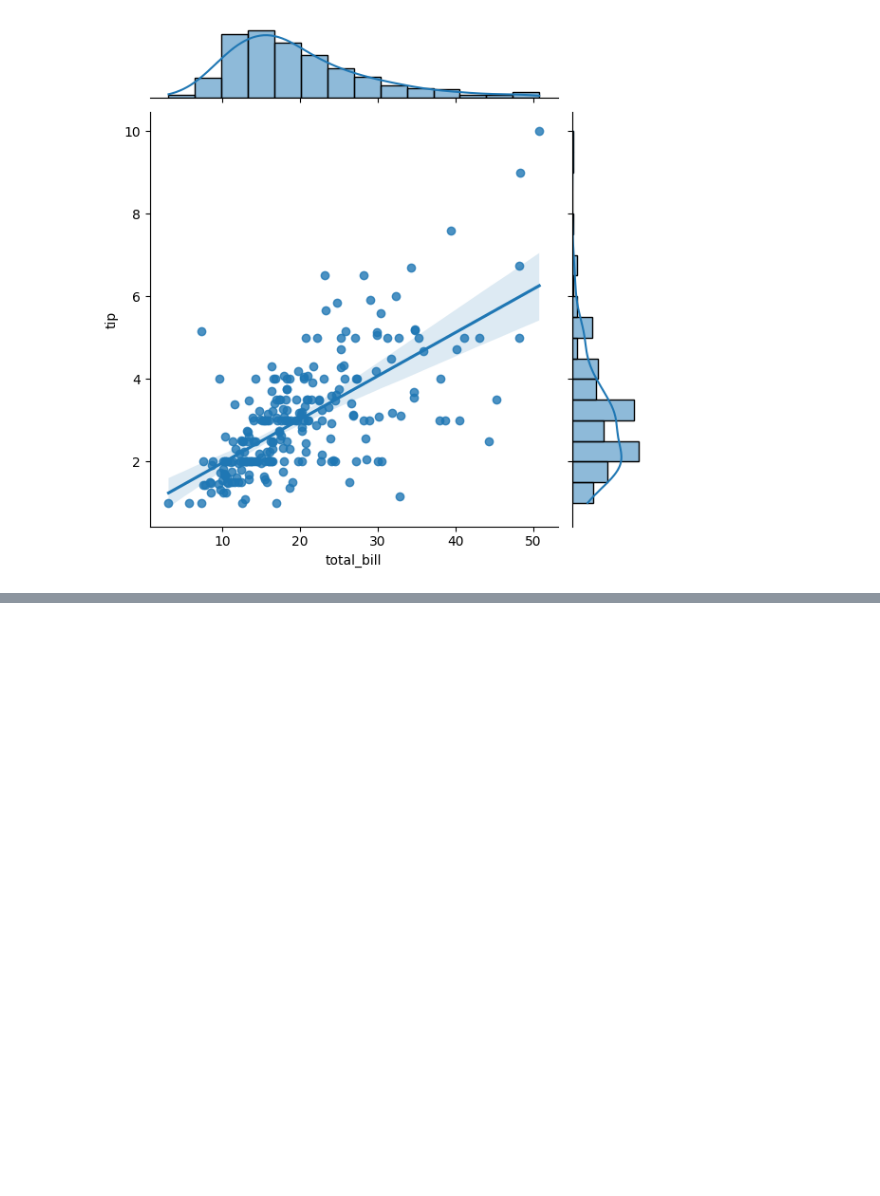
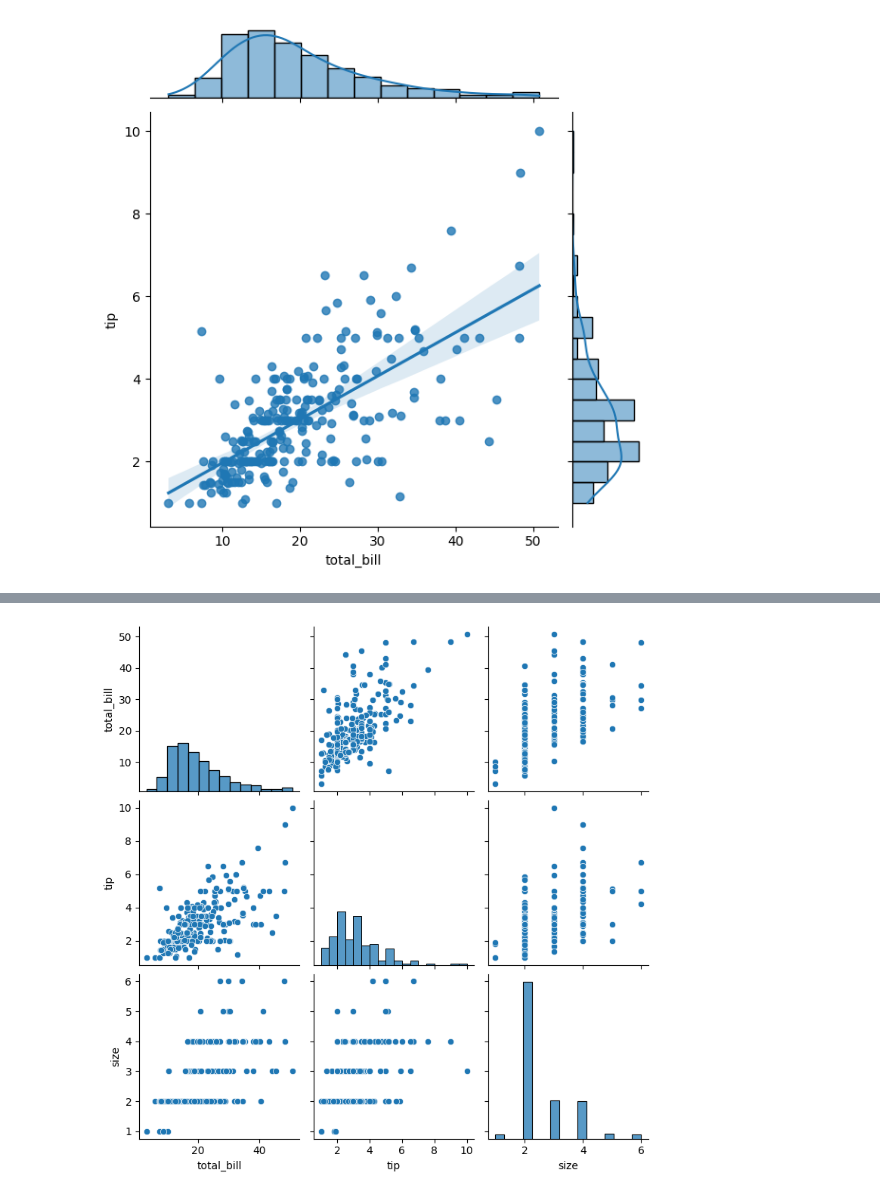
Before and after one commit to iamkanhaiyakumar/seaborn, a Jupyter notebook: 4.seaborn.ipynb, the cells around one changed output, grey strips where cells are left out. Cells and saved outputs as stored; diff of their text form; code cells hidden in the pictures; blank space fills up the shorter version.

```diff
--- a/4.seaborn.ipynb
+++ b/4.seaborn.ipynb
@@ -90,0 +146,6 @@ plt.show()
+# %%
+# pairplot with selected columns
+sns.pairplot(df[["total_bill", "tip", "size"]])
+plt.show()
+# %% [output]
+[figure, added]
```
Also changed, not shown: parts of 17 cells of this notebook.
